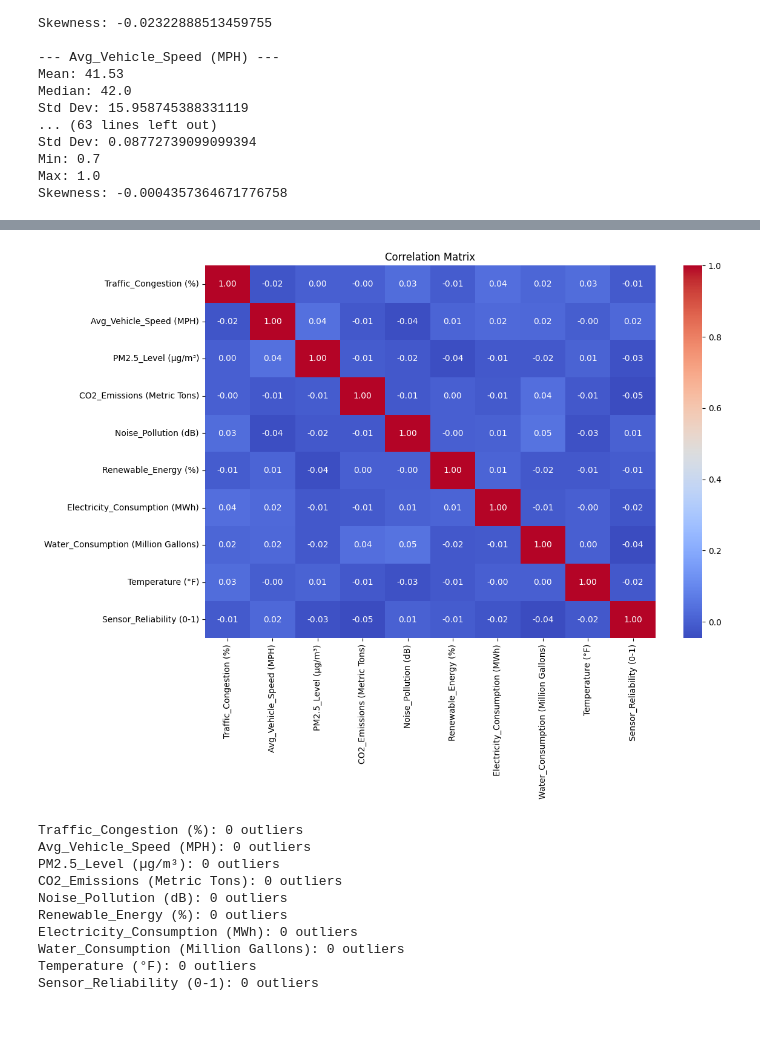
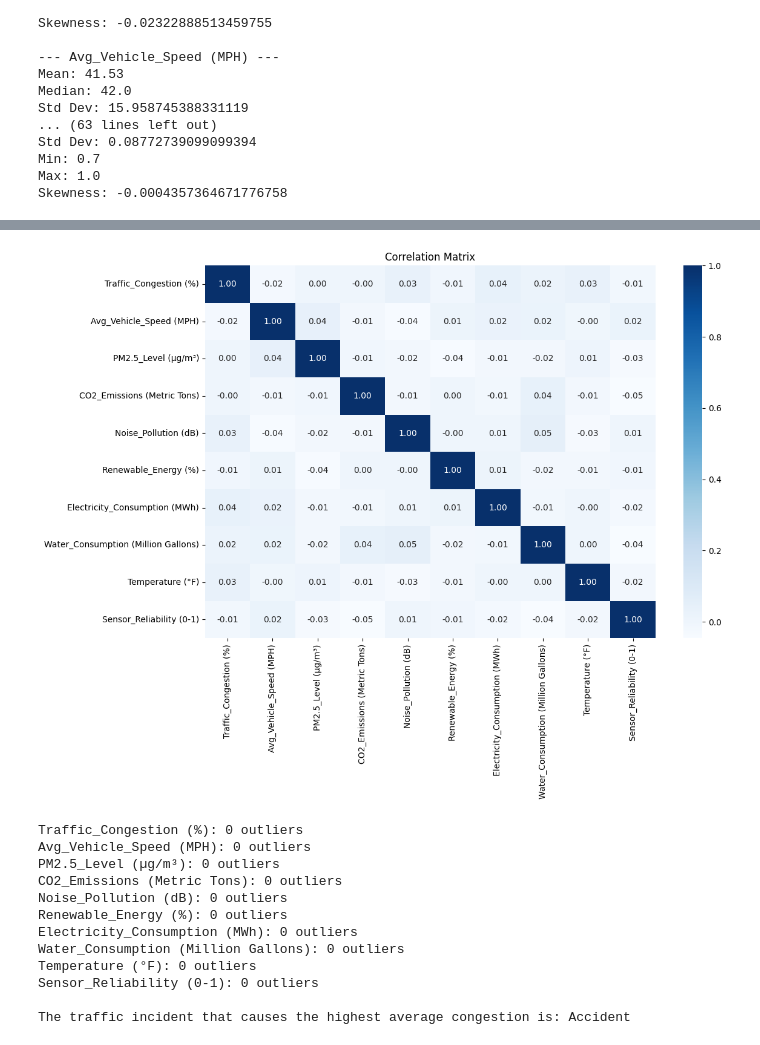
Before and after one commit to M-anvi/Python-Project, a Jupyter notebook: EDA.ipynb, the cells around one changed output, grey strips where cells are left out. Drawn from its saved outputs; the diff is of its cells as text; code cells hidden in the pictures.

```diff
--- a/EDA.ipynb
+++ b/EDA.ipynb
@@ -137,11 +120,11 @@ for col in important_cols:
 # %%
 # Correlation Heatmap
 plt.figure(figsize=(12, 8))
-sns.heatmap(df[numerical_cols].corr(), annot=True, cmap='coolwarm', fmt=".2f")
+sns.heatmap(df[numerical_cols].corr(), annot=True, cmap='Blues', fmt=".2f")
 plt.title("Correlation Matrix")
 plt.show()
 # %% [output]
-[figure, old version]
+[figure, new version]
 # %%
 #PERFORMING DATA TRANSFROMATION
 # Convert Timestamp to datetime format
@@ -165,6 +148,9 @@ numerical_columns = df.select_dtypes(include=['int64', 'float64']).columns
 
 for col in numerical_columns:
     detect_outliers_iqr(df, col)
+
+#TRAFFIC INCIDENT THAT CAUSES THE HIGHEST AVG CONGESTION
+print("\nThe traffic incident that causes the highest average congestion is:",df.groupby('Traffic_Incident')['Traffic_Congestion (%)'].mean().idxmax())
 # %% [output]
 Traffic_Congestion (%): 0 outliers
 Avg_Vehicle_Speed (MPH): 0 outliers
@@ -176,3 +162,5 @@ Electricity_Consumption (MWh): 0 outliers
 Water_Consumption (Million Gallons): 0 outliers
 Temperature (°F): 0 outliers
 Sensor_Reliability (0-1): 0 outliers
+
+The traffic incident that causes the highest average congestion is: Accident
```
Also changed, not shown: parts of 4 cells of this notebook.
